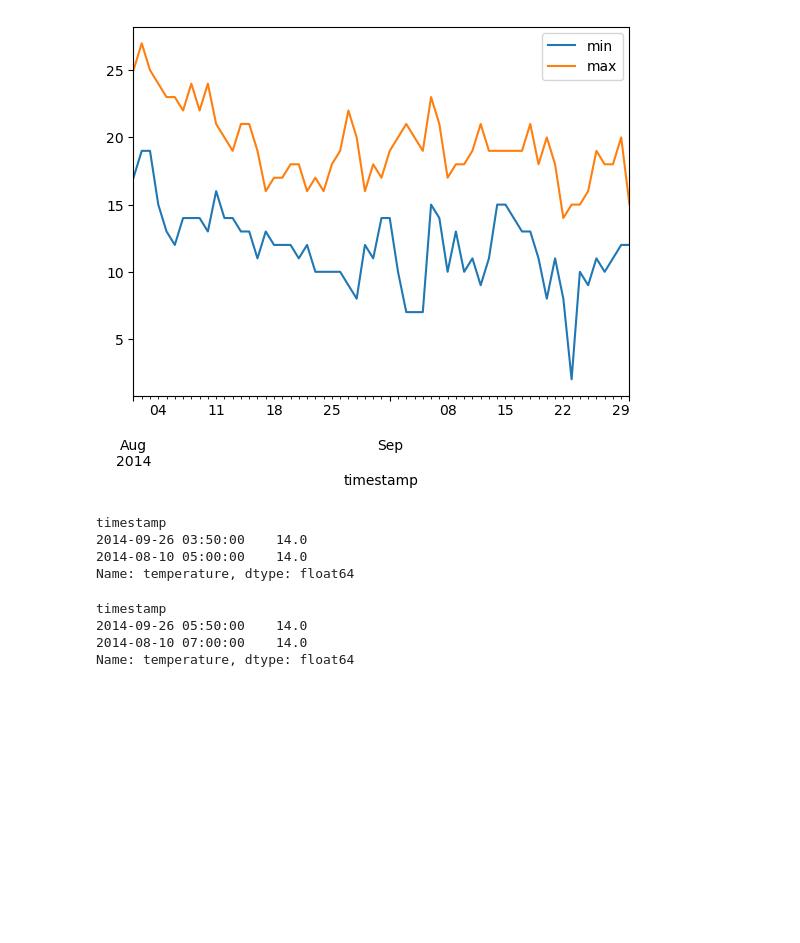
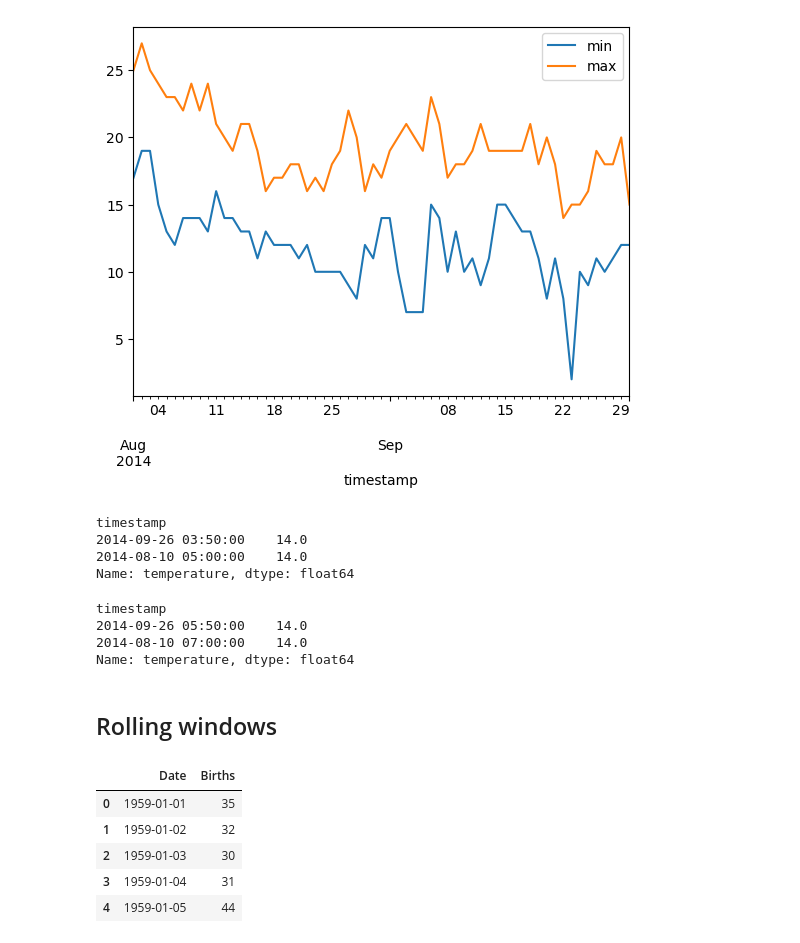
Before and after one commit to Dierckxj/Datascience-syntra, a Jupyter notebook: timeseries-pandas/timeseries-pandas.ipynb, the cells around one changed output. Saved outputs shown, nothing was run; the diff lists cells and outputs as text; code cells hidden in the pictures; blank space fills up the shorter version.

```diff
--- a/timeseries-pandas/timeseries-pandas.ipynb
+++ b/timeseries-pandas/timeseries-pandas.ipynb
@@ -270,3 +270,5 @@ timestamp
 2014-09-26 05:50:00    14.0
 2014-08-10 07:00:00    14.0
 Name: temperature, dtype: float64
+# %% [markdown]
+## Rolling windows
@@ -272,0 +280,13 @@ Name: temperature, dtype: float64
+# %%
+# import the dataset
+data = pd.read_csv( "https://raw.githubusercontent.com/jbrownlee/Datasets/master/daily-total-female-births.csv")
+
+#view the dataset
+display(data.head())
+# %% [output]
+|  | Date | Births |
+| 0 | 1959-01-01 | 35 |
+| 1 | 1959-01-02 | 32 |
+| 2 | 1959-01-03 | 30 |
+| 3 | 1959-01-04 | 31 |
+| 4 | 1959-01-05 | 44 |
```
Also changed, not shown: parts of 4 cells of this notebook.
